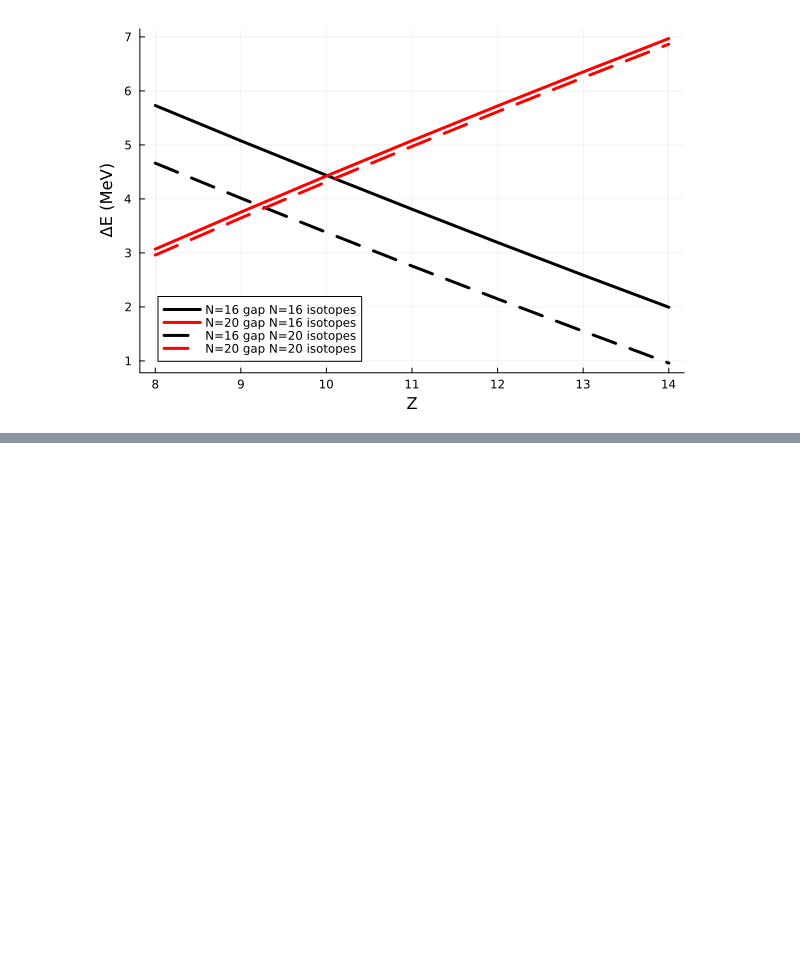
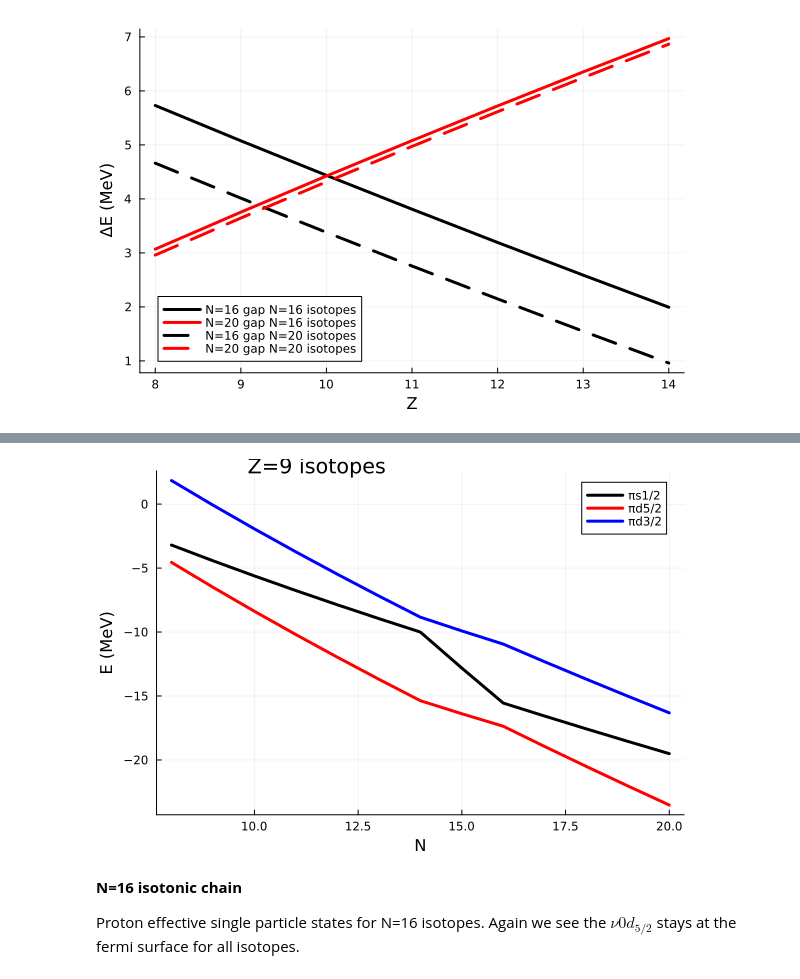
Before and after one commit to mmadurga/E19044-F29, a Jupyter notebook: ESPES.ipynb, the cells around one changed output, grey strips where cells are left out. Saved outputs shown, nothing was run; the diff lists cells and outputs as text; code cells hidden in the pictures; blank space fills up the shorter version.

```diff
--- a/ESPES.ipynb
+++ b/ESPES.ipynb
@@ -71,0 +90,2 @@ plot!(sdpfmuespesN20[:,1],sdpfmuespesN20[:,13].-sdpfmuespesN20[:,11],lw=3,lineco
+# %%
+z9=readdlm("Z9USDBPstates.txt",comments=true,comment_char='#')
@@ -71,0 +107,11 @@ plot!(sdpfmuespesN20[:,1],sdpfmuespesN20[:,13].-sdpfmuespesN20[:,11],lw=3,lineco
+# %%
+plot(z9[:,2],z9[:,5],label="πs1/2",lw=3,linecolor=:black,xlabel="N",ylabel="E (MeV)")
+plot!(z9[:,2],z9[:,4],label="πd5/2",lw=3,linecolor=:red)
+plot!(z9[:,2],z9[:,3],label="πd3/2",lw=3,linecolor=:blue)
+annotate!(11.5,3,"Z=9 isotopes")
+# %% [output]
+[figure, added]
+# %% [markdown]
+**N=16 isotonic chain**
+
+Proton effective single particle states for N=16 isotopes. Again we see the $\nu0d_{5/2}$ stays at the fermi surface for all isotopes.
```
Also changed, not shown: parts of 19 cells of this notebook.
